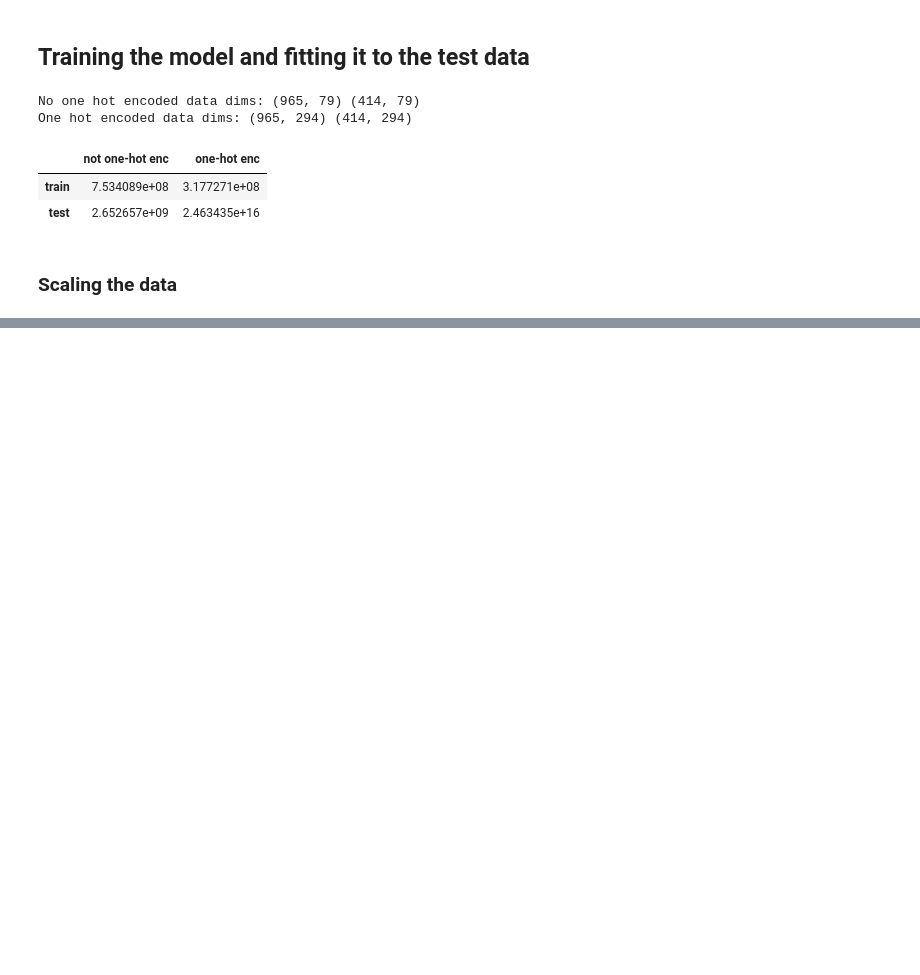
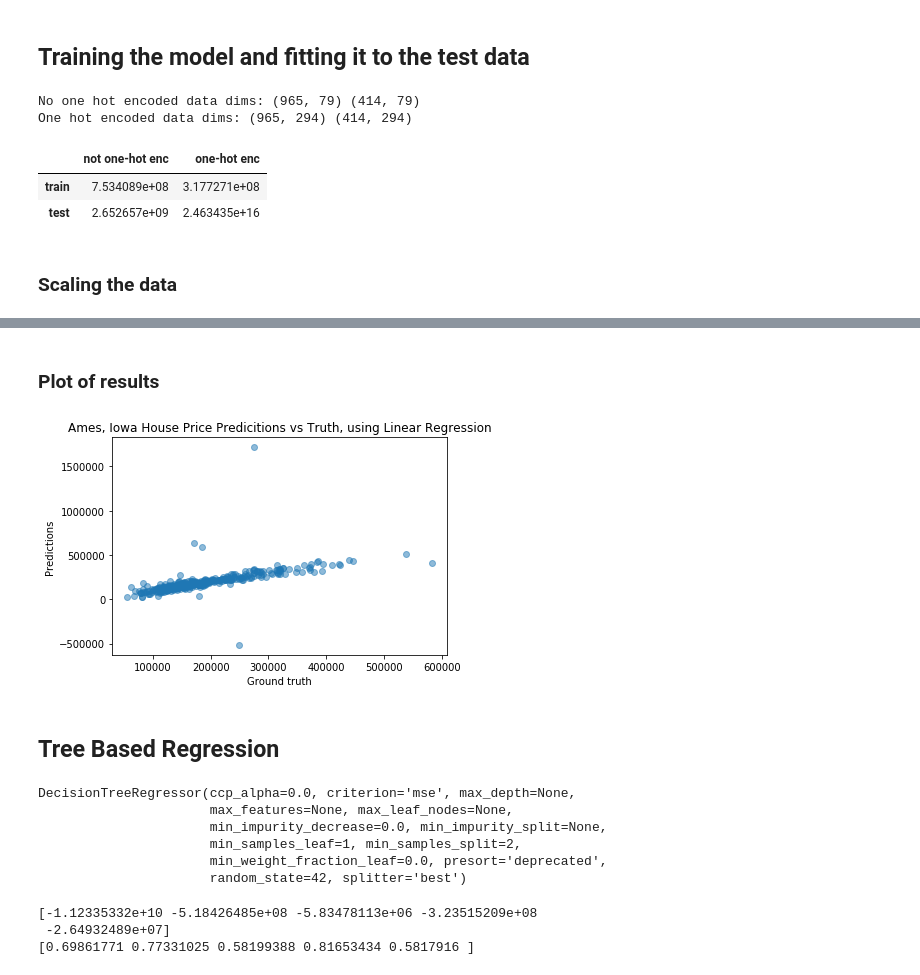
Before and after one commit to cleysonl/ML_Bootcamp_CLL, a Jupyter notebook: Supervised_ML_Regression.ipynb, the cells around one changed output, grey strips where cells are left out. Cells and saved outputs as stored; diff of their text form; code cells hidden in the pictures; blank space fills up the shorter version.

```diff
--- a/Supervised_ML_Regression.ipynb
+++ b/Supervised_ML_Regression.ipynb
@@ -247,3 +249,20 @@ float_columns = X_train.columns[mask]
 lr = LinearRegression()
 
 # iterate over all possible combinations and get the errors
+errors = {}
+for encoding_label, (_X_train, _y_train, _X_test, _y_test) in training_test_sets.items():
+  for scaler_label, scaler in scalers.items():
+    trainingset = _X_train.copy() # copy because we dont want to scale this more than once
+    testset = _X_test.copy()
+    trainingset[float_columns] = scaler.fit_transform(trainingset[float_columns])
+    testset[float_columns] = scaler.transform(testset[float_columns])
+    lr.fit(trainingset, _y_train)
+    predictions = lr.predict(testset)
+    key = encoding_label + ' - ' + scaler_label + 'scaling'
+    errors[key] = mean_squared_error(_y_test, predictions)
+
+errors = pd.Series(errors)
+print(errors.to_string())
+print('-' * 80)
+for key, error_val in errors.items():
+  print(key, error_val)
@@ -249,0 +283,52 @@ lr = LinearRegression()
+# %% [markdown]
+### **Plot of results**
+# %%
+import matplotlib.pyplot as plt
+import seaborn as sns
+%matplotlib inline
+
+ss = StandardScaler()
+# mask gives True for columns with float format and False for the others
+mask = X_train_ohc.dtypes == np.float
+float_columns = X_train_ohc.columns[mask]
+trainingset = X_train_ohc.copy()
+testset = X_test_ohc.copy()
+trainingset[float_columns] = scaler.fit_transform(trainingset[float_columns])
+testset[float_columns] = scaler.transform(testset[float_columns])
+lr.fit(trainingset, _y_train)
+y_test_pred = lr.predict(testset)
+
+ax = plt.axes()
+# we are going to use y_test, y_test_pred
+ax.scatter(y_test, y_test_pred, alpha=.5)
+
+ax.set(xlabel='Ground truth',
+       ylabel= 'Predictions',
+       title= 'Ames, Iowa House Price Predicitions vs Truth, using Linear Regression');
+# %% [output]
+[figure, added]
+# %% [markdown]
+## **Tree Based Regression**
+# %%
+from sklearn.tree import DecisionTreeRegressor
+
+dt = DecisionTreeRegressor(random_state=42)
+dt
+# %% [output]
+DecisionTreeRegressor(ccp_alpha=0.0, criterion='mse', max_depth=None,
+                      max_features=None, max_leaf_nodes=None,
+                      min_impurity_decrease=0.0, min_impurity_split=None,
+                      min_samples_leaf=1, min_samples_split=2,
+                      min_weight_fraction_leaf=0.0, presort='deprecated',
+                      random_state=42, splitter='best')
+# %%
+from sklearn.model_selection import cross_val_score
+
+lr = LinearRegression()
+dt = DecisionTreeRegressor(random_state=42)
+print(cross_val_score(lr, X=X_train_ohc, y=y_train_ohc, cv=5))
+print(cross_val_score(dt, X=X_train_ohc, y=y_train_ohc, cv=5))
+# %% [output]
+[-1.12335332e+10 -5.18426485e+08 -5.83478113e+06 -3.23515209e+08
+ -2.64932489e+07]
+[0.69861771 0.77331025 0.58199388 0.81653434 0.5817916 ]
```
Also changed, not shown: parts of 2 cells of this notebook.
